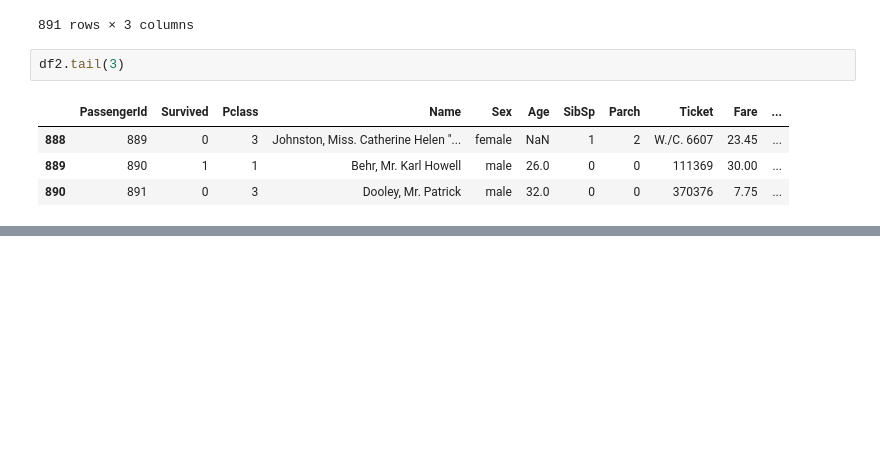
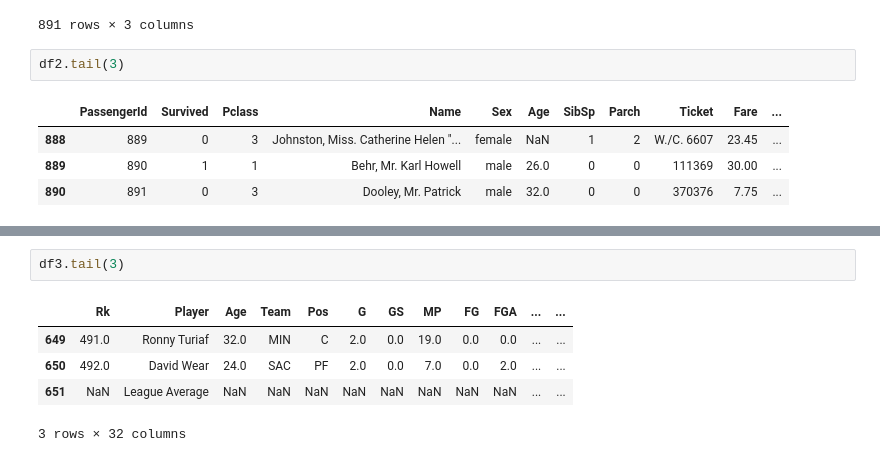
Before and after one commit to PranavAvasthi/Pandas, a Jupyter notebook: pandas_part1.ipynb, the cells around one changed output, grey strips where cells are left out. Cells and saved outputs as stored; diff of their text form; blank space fills up the shorter version.

```diff
--- a/pandas_part1.ipynb
+++ b/pandas_part1.ipynb
@@ -264,0 +303,8 @@ df2.tail(3)
+# %%
+df3.tail(3)
+# %% [output]
+|  | Rk | Player | Age | Team | Pos | G | GS | MP | FG | FGA | ... | ... |
+| 649 | 491.0 | Ronny Turiaf | 32.0 | MIN | C | 2.0 | 0.0 | 19.0 | 0.0 | 0.0 | ... | ... |
+| 650 | 492.0 | David Wear | 24.0 | SAC | PF | 2.0 | 0.0 | 7.0 | 0.0 | 2.0 | ... | ... |
+| 651 | NaN | League Average | NaN | NaN | NaN | NaN | NaN | NaN | NaN | NaN | ... | ... |
+3 rows × 32 columns
```
Also changed, not shown: parts of 10 cells of this notebook, 1 other file.
